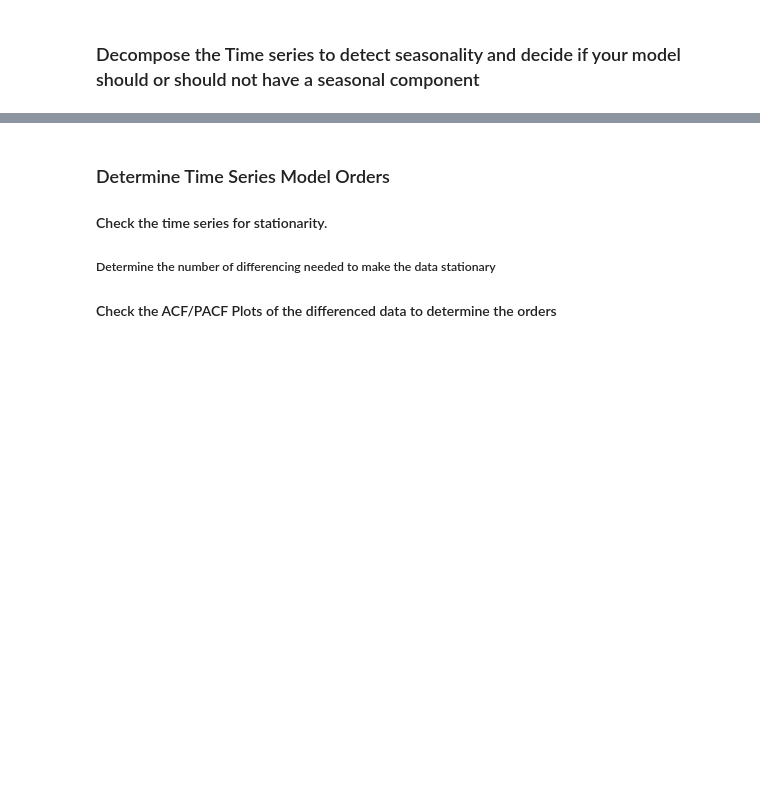
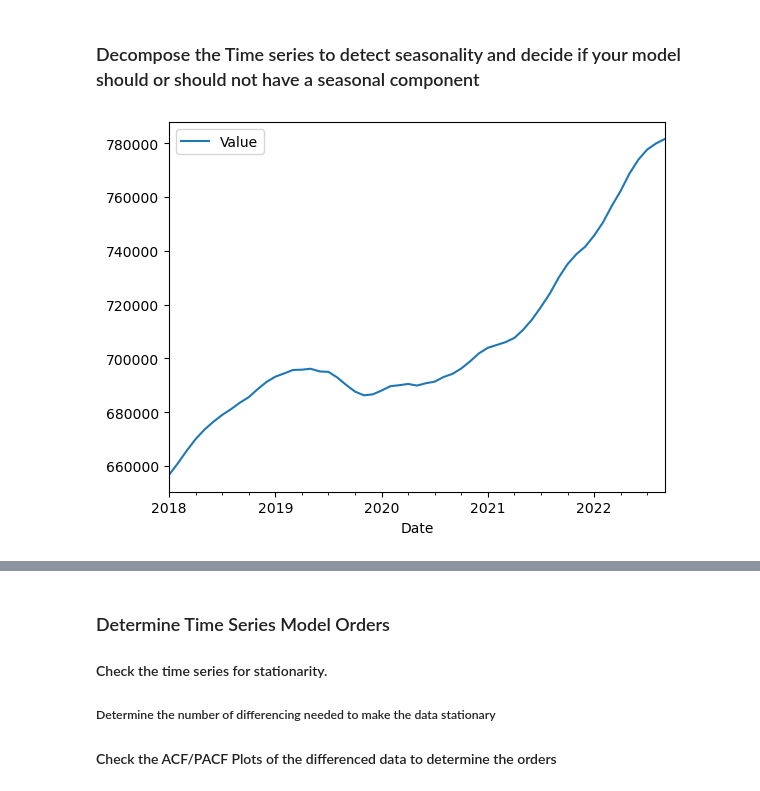
Before and after one commit to EhLeeOod/time-series, a Jupyter notebook: core-wide-form-time-data.ipynb, the cells around one changed output, grey strips where cells are left out. Drawn from its saved outputs; the diff is of its cells as text; code cells hidden in the pictures; blank space fills up the shorter version.

```diff
--- a/core-wide-form-time-data.ipynb
+++ b/core-wide-form-time-data.ipynb
@@ -374,3 +374,6 @@ df_gs_ny.isna().sum()
 City     0
 Value    0
 dtype: int64
+# %%
+# drop city column to allow for decomposition
+df_gs_ny = df_gs_ny.drop(columns='City')
@@ -377,2 +391,6 @@ dtype: int64
 # %% [markdown]
 ### Decompose the Time series to detect seasonality and decide if your model should or should not have a seasonal component
+# %%
+df_gs_ny.plot();
+# %% [output]
+[figure, added]
```
Also changed, not shown: parts of 8 cells of this notebook.
